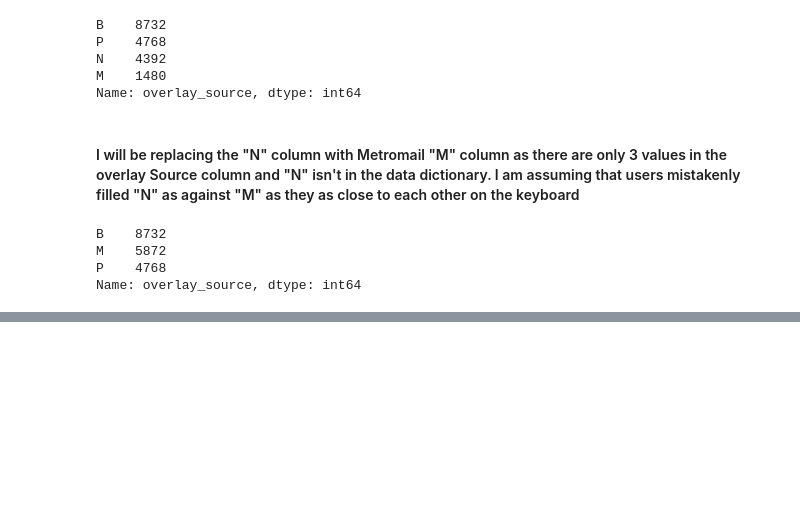
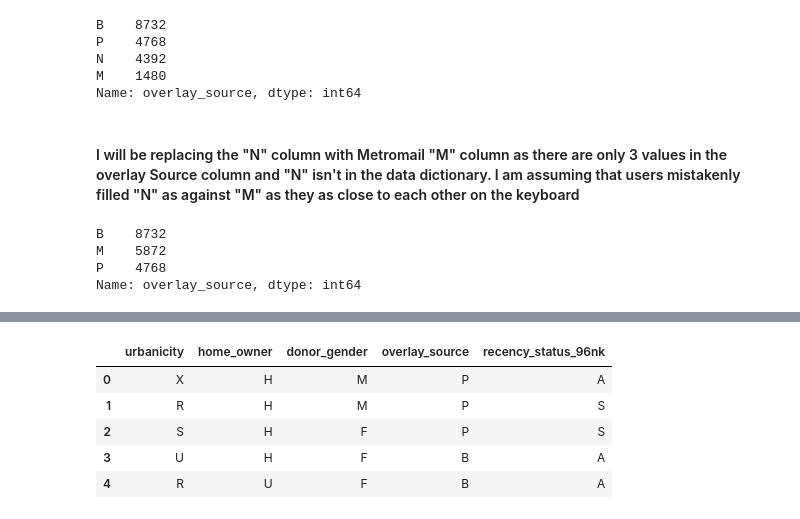
Before and after one commit to jindukwentua/Applying-Machine-Learning-to-Charity-donations, a Jupyter notebook: notebook/analysis.ipynb, the cells around one changed output, grey strips where cells are left out. Cells and saved outputs as stored; diff of their text form; code cells hidden in the pictures; blank space fills up the shorter version.

```diff
--- a/notebook/analysis.ipynb
+++ b/notebook/analysis.ipynb
@@ -895,0 +1049,11 @@ df['months_since_last_prom_resp'] = df['months_since_last_prom_resp'].apply(int)
+# %%
+df_categorical = df.select_dtypes(include='object')
+# %%
+df_categorical.head()
+# %% [output]
+|  | urbanicity | home_owner | donor_gender | overlay_source | recency_status_96nk |
+| 0 | X | H | M | P | A |
+| 1 | R | H | M | P | S |
+| 2 | S | H | F | P | S |
+| 3 | U | H | F | B | A |
+| 4 | R | U | F | B | A |
```
Also changed, not shown: parts of 17 cells of this notebook.
